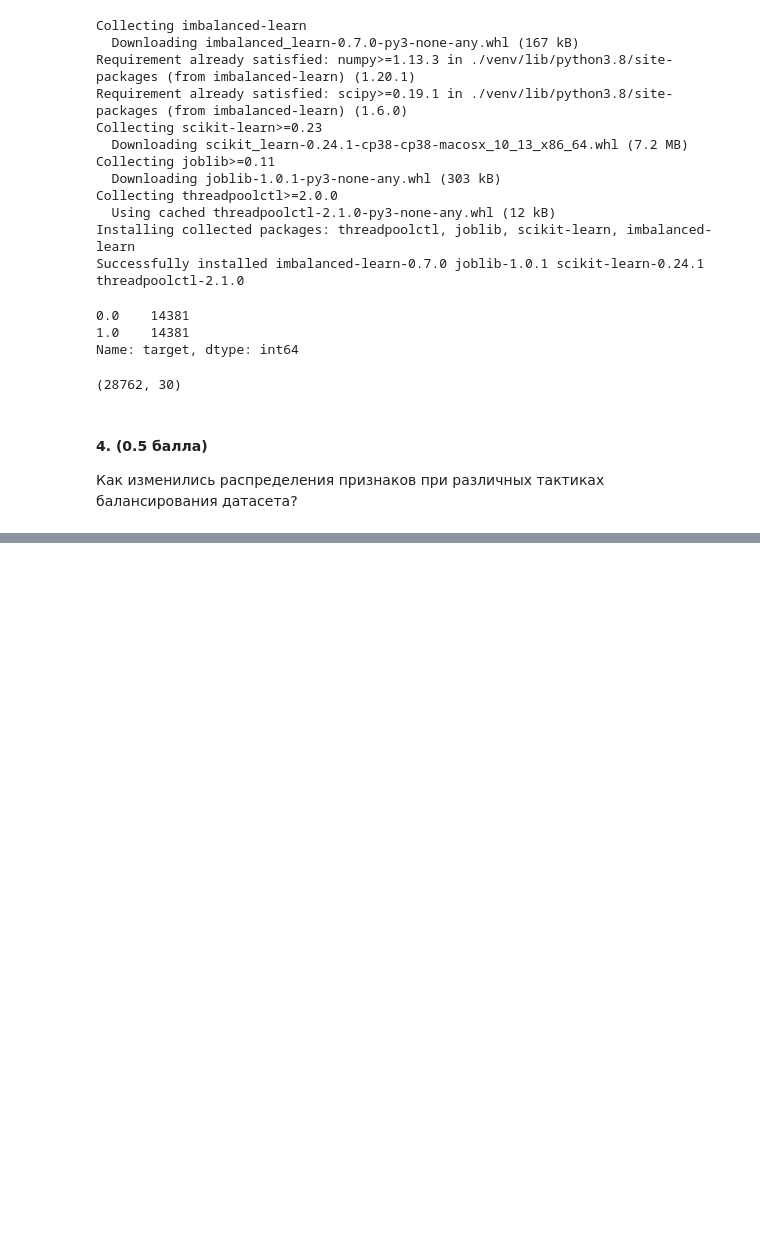
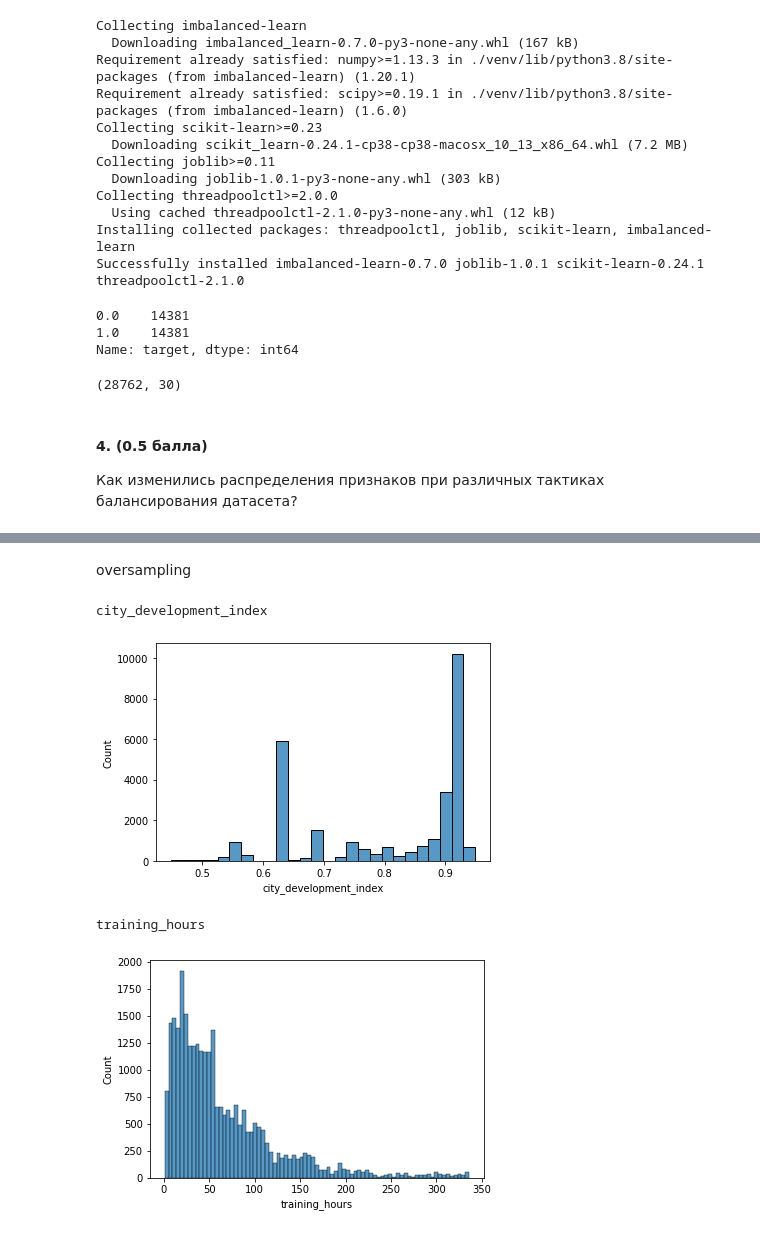
Before and after one commit to NikKonst/ib_ml_hw1, a Jupyter notebook: HW1 - EDA.ipynb, the cells around one changed output, grey strips where cells are left out. Saved outputs shown, nothing was run; the diff lists cells and outputs as text; code cells hidden in the pictures; blank space fills up the shorter version.

```diff
--- a/HW1 - EDA.ipynb
+++ b/HW1 - EDA.ipynb
@@ -561,0 +570,12 @@ _Ваш ответ_
+# %% [markdown]
+oversampling
+# %%
+for col in ['city_development_index', 'training_hours']:
+    print(col)
+    sns.histplot(X_hr_over[col])
+    plt.show()
+# %% [output]
+city_development_index
+[figure, added]
+training_hours
+[figure, added]
```
Also changed, not shown: parts of 6 cells of this notebook.
